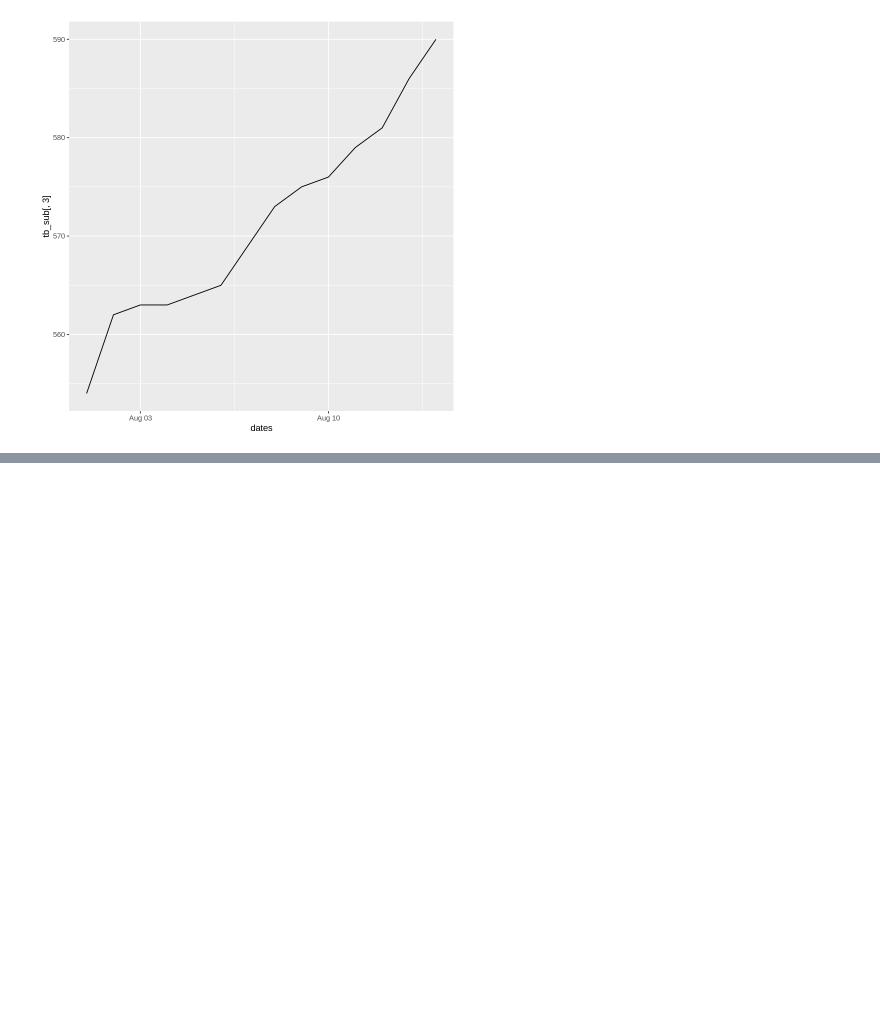
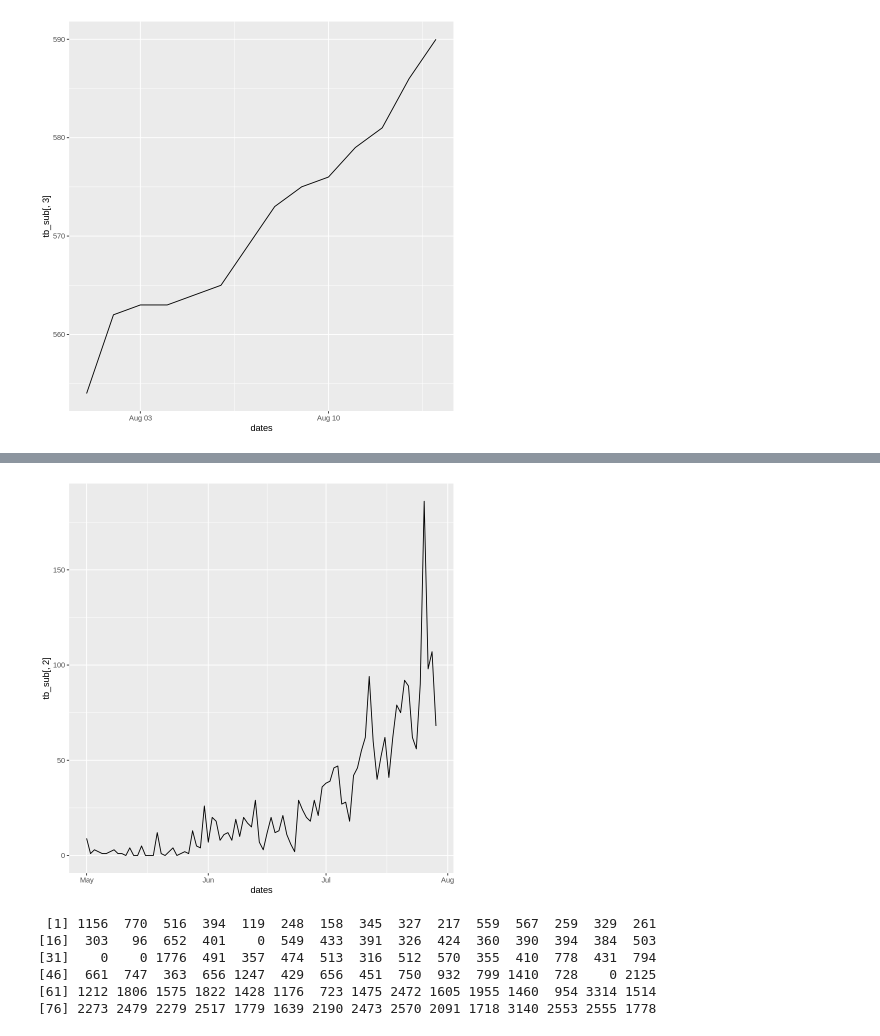
Before and after one commit to hongqin/Use-R-in-CoLab, a Jupyter notebook: R_analysis_of_Covid19_in_CoLab.ipynb, the cells around one changed output, grey strips where cells are left out. Cells and saved outputs as stored; diff of their text form; code cells hidden in the pictures; blank space fills up the shorter version.

```diff
--- a/R_analysis_of_Covid19_in_CoLab.ipynb
+++ b/R_analysis_of_Covid19_in_CoLab.ipynb
@@ -319,0 +578,17 @@ ggplot(tb_sub, aes( x = dates, y=tb_sub[,3])) + geom_line()
+# %%
+tb_sub <-
+ tb3 %>% filter( dates >= start, dates <  start + ddays(90))
+
+ggplot(tb_sub, aes(x=dates, y=tb_sub[,2])) + geom_line()
+# %% [output]
+[figure, added]
+# %%
+# where is Tennesse?
+tb_sub[, names(tb_sub)=='Tennessee']
+# %% [output]
+ [1] 1156  770  516  394  119  248  158  345  327  217  559  567  259  329  261
+[16]  303   96  652  401    0  549  433  391  326  424  360  390  394  384  503
+[31]    0    0 1776  491  357  474  513  316  512  570  355  410  778  431  794
+[46]  661  747  363  656 1247  429  656  451  750  932  799 1410  728    0 2125
+[61] 1212 1806 1575 1822 1428 1176  723 1475 2472 1605 1955 1460  954 3314 1514
+[76] 2273 2479 2279 2517 1779 1639 2190 2473 2570 2091 1718 3140 2553 2555 1778
```
Also changed, not shown: parts of 44 cells of this notebook.
